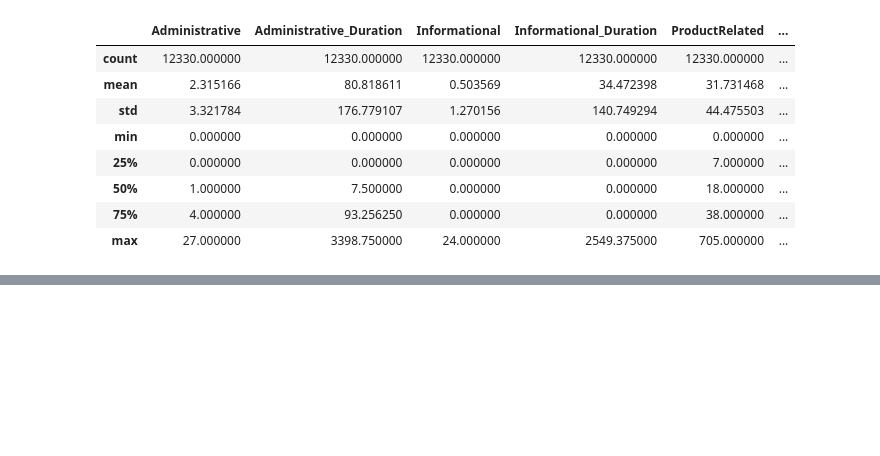
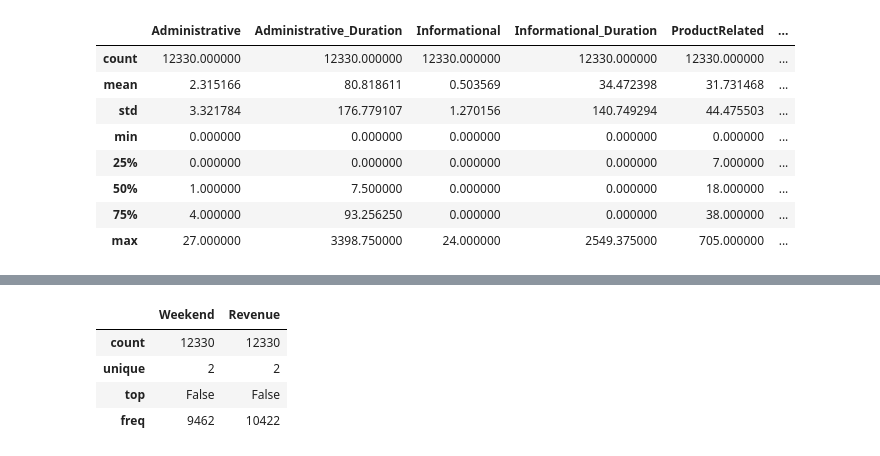
Before and after one commit to glgunderson/INFOB2DA-PA2, a Jupyter notebook: pa2.ipynb, the cells around one changed output, grey strips where cells are left out. Drawn from its saved outputs; the diff is of its cells as text; code cells hidden in the pictures; blank space fills up the shorter version.

```diff
--- a/pa2.ipynb
+++ b/pa2.ipynb
@@ -50,0 +68,8 @@ memory usage: 1.5+ MB
+# %%
+df.describe(include='bool')    # summary counts for booleans
+# %% [output]
+|  | Weekend | Revenue |
+| count | 12330 | 12330 |
+| unique | 2 | 2 |
+| top | False | False |
+| freq | 9462 | 10422 |
```
Also changed, not shown: parts of 7 cells of this notebook.
